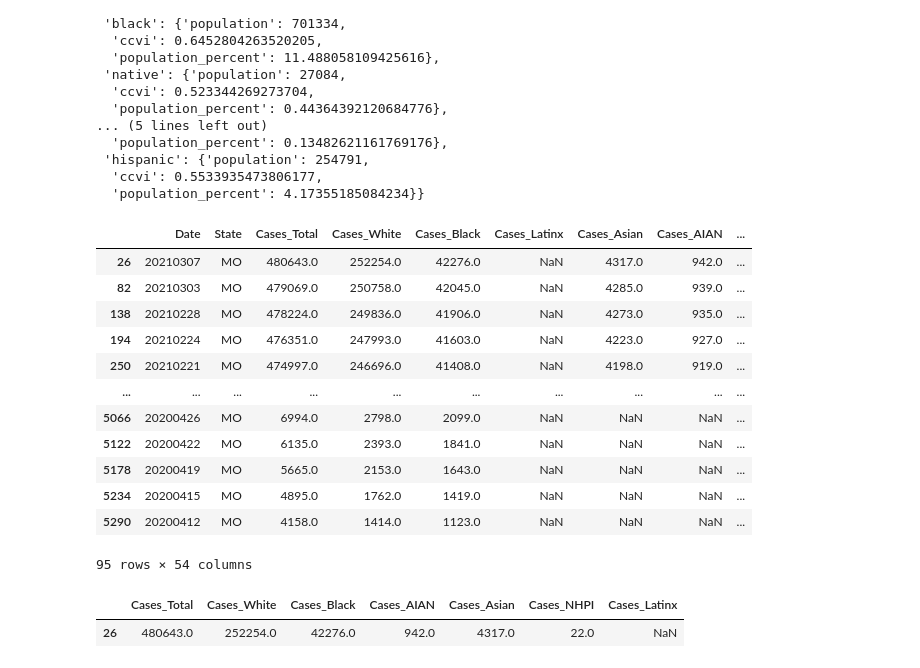
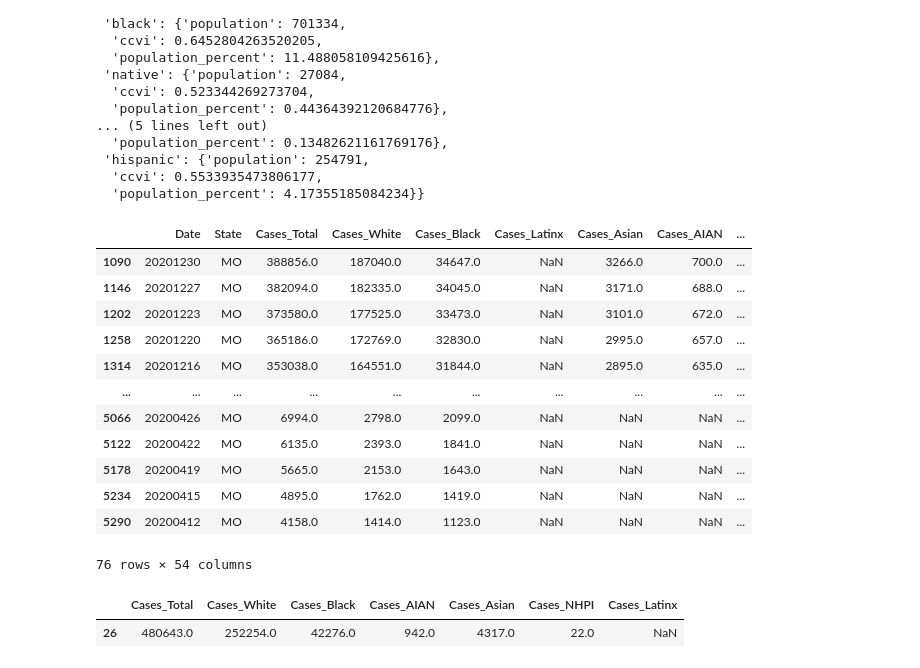
Before and after one commit to IIVIIIII/2020_Weathering, a Jupyter notebook: notebook/data_processing.ipynb, the cells around one changed output. Cells and saved outputs as stored; diff of their text form; code cells hidden in the pictures.

Commit message:
only use data from 2020

```diff
--- a/notebook/data_processing.ipynb
+++ b/notebook/data_processing.ipynb
@@ -205,31 +205,34 @@ demogs
 # %%
 # get covid data for each race by state
 covid = pd.read_csv('../resources/CRDT_Data.csv')
 
 # filter to only include data for selected state
 covid = covid.loc[covid['State'] == states[state]['abbr'],:]
+
+# filter to only include data from 2020
+covid = covid.loc[covid['Date'] < 20210000,:]
 
 covid
 
 # # create dataframe with only relevant columns for covid cases
 # cases = covid[['Cases_Total','Cases_White','Cases_Black','Cases_AIAN','Cases_Asian','Cases_NHPI','Cases_Latinx']]
 
 # # create dataframe with only relevant columns for covid deaths
 # deaths = covid[['Deaths_Total','Deaths_White','Deaths_Black','Deaths_AIAN','Deaths_Asian','Deaths_NHPI','Deaths_Latinx']]
 # %% [output]
 |  | Date | State | Cases_Total | Cases_White | Cases_Black | Cases_Latinx | Cases_Asian | Cases_AIAN | ... |
-| 26 | 20210307 | MO | 480643.0 | 252254.0 | 42276.0 | NaN | 4317.0 | 942.0 | ... |
-| 82 | 20210303 | MO | 479069.0 | 250758.0 | 42045.0 | NaN | 4285.0 | 939.0 | ... |
-| 138 | 20210228 | MO | 478224.0 | 249836.0 | 41906.0 | NaN | 4273.0 | 935.0 | ... |
-| 194 | 20210224 | MO | 476351.0 | 247993.0 | 41603.0 | NaN | 4223.0 | 927.0 | ... |
-| 250 | 20210221 | MO | 474997.0 | 246696.0 | 41408.0 | NaN | 4198.0 | 919.0 | ... |
+| 1090 | 20201230 | MO | 388856.0 | 187040.0 | 34647.0 | NaN | 3266.0 | 700.0 | ... |
+| 1146 | 20201227 | MO | 382094.0 | 182335.0 | 34045.0 | NaN | 3171.0 | 688.0 | ... |
+| 1202 | 20201223 | MO | 373580.0 | 177525.0 | 33473.0 | NaN | 3101.0 | 672.0 | ... |
+| 1258 | 20201220 | MO | 365186.0 | 172769.0 | 32830.0 | NaN | 2995.0 | 657.0 | ... |
+| 1314 | 20201216 | MO | 353038.0 | 164551.0 | 31844.0 | NaN | 2895.0 | 635.0 | ... |
 | ... | ... | ... | ... | ... | ... | ... | ... | ... | ... |
 | 5066 | 20200426 | MO | 6994.0 | 2798.0 | 2099.0 | NaN | NaN | NaN | ... |
 | 5122 | 20200422 | MO | 6135.0 | 2393.0 | 1841.0 | NaN | NaN | NaN | ... |
 | 5178 | 20200419 | MO | 5665.0 | 2153.0 | 1643.0 | NaN | NaN | NaN | ... |
 | 5234 | 20200415 | MO | 4895.0 | 1762.0 | 1419.0 | NaN | NaN | NaN | ... |
 | 5290 | 20200412 | MO | 4158.0 | 1414.0 | 1123.0 | NaN | NaN | NaN | ... |
-95 rows × 54 columns
+76 rows × 54 columns
 # %%
 # display cases dataframe with only most recent data
 cases.head(1)
```
Also changed, not shown: 1 other file.
